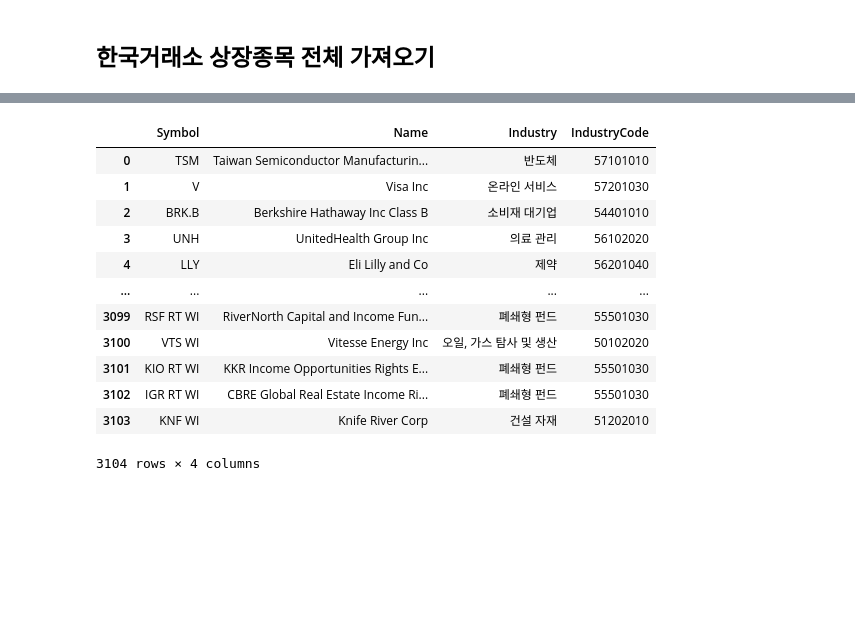
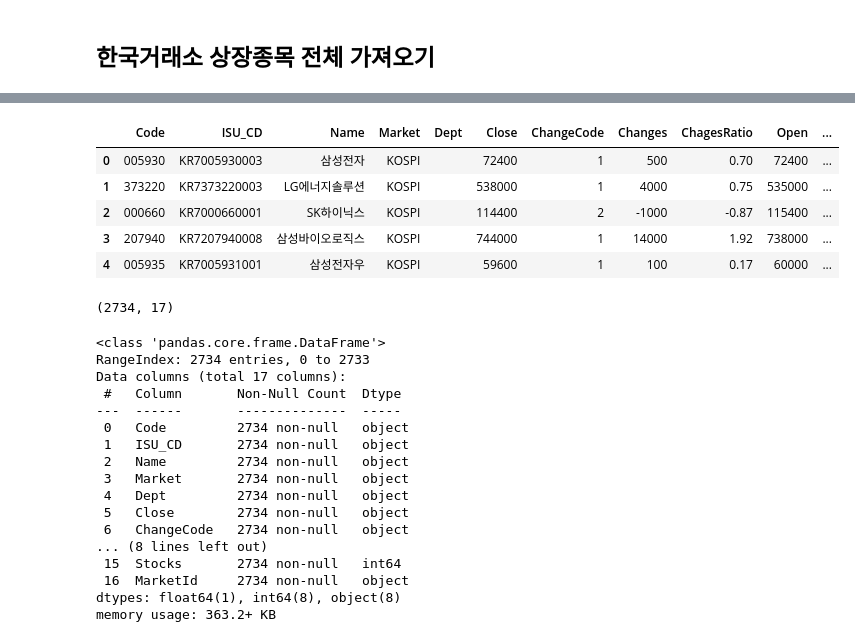
Before and after one commit to jamjamzo/finance-data-analysis, a Jupyter notebook: 2.1 FinanceDataReader를 통한 상장종목 전체 불러오기-input.ipynb, the cells around one changed output, grey strips where cells are left out. Cells and saved outputs as stored; diff of their text form; code cells hidden in the pictures; blank space fills up the shorter version.

```diff
--- a/2.1 FinanceDataReader를 통한 상장종목 전체 불러오기-input.ipynb
+++ b/2.1 FinanceDataReader를 통한 상장종목 전체 불러오기-input.ipynb
@@ -57,24 +58,45 @@ fdr.StockListing("KRX")
 # NASDAQ : 나스닥 종목
 # NYSE : 뉴욕증권거래소 종목
 # SP500 : S&P500 종목
-fdr.StockListing("NYSE")
+df_krx = fdr.StockListing("KRX")
-# %% [output]
-|  | Symbol | Name | Industry | IndustryCode |
-| 0 | TSM | Taiwan Semiconductor Manufacturin... | 반도체 | 57101010 |
-| 1 | V | Visa Inc | 온라인 서비스 | 57201030 |
-| 2 | BRK.B | Berkshire Hathaway Inc Class B | 소비재 대기업 | 54401010 |
-| 3 | UNH | UnitedHealth Group Inc | 의료 관리 | 56102020 |
-| 4 | LLY | Eli Lilly and Co | 제약 | 56201040 |
-| ... | ... | ... | ... | ... |
-| 3099 | RSF RT WI | RiverNorth Capital and Income Fun... | 폐쇄형 펀드 | 55501030 |
-| 3100 | VTS WI | Vitesse Energy Inc | 오일, 가스 탐사 및 생산 | 50102020 |
-| 3101 | KIO RT WI | KKR Income Opportunities Rights E... | 폐쇄형 펀드 | 55501030 |
-| 3102 | IGR RT WI | CBRE Global Real Estate Income Ri... | 폐쇄형 펀드 | 55501030 |
-| 3103 | KNF WI | Knife River Corp | 건설 자재 | 51202010 |
-3104 rows × 4 columns
 # %%
 # 한국거래소 상장종목 전체 가져오기
+df_krx.head()
+# %% [output]
+|  | Code | ISU_CD | Name | Market | Dept | Close | ChangeCode | Changes | ChagesRatio | Open | ... |
+| 0 | 005930 | KR7005930003 | 삼성전자 | KOSPI |  | 72400 | 1 | 500 | 0.70 | 72400 | ... |
+| 1 | 373220 | KR7373220003 | LG에너지솔루션 | KOSPI |  | 538000 | 1 | 4000 | 0.75 | 535000 | ... |
+| 2 | 000660 | KR7000660001 | SK하이닉스 | KOSPI |  | 114400 | 2 | -1000 | -0.87 | 115400 | ... |
+| 3 | 207940 | KR7207940008 | 삼성바이오로직스 | KOSPI |  | 744000 | 1 | 14000 | 1.92 | 738000 | ... |
+| 4 | 005935 | KR7005931001 | 삼성전자우 | KOSPI |  | 59600 | 1 | 100 | 0.17 | 60000 | ... |
 # %%
 # 행과 열의 크기를 봅니다.(행, 열) 순
+df_krx.shape
+
+# 수집하는 시기에 따라, 폐지/신규/...등 변화가 있을 수 있다.
+# 제공하는 데이터가 때마다 달라질 수 있다.
+# %% [output]
+(2734, 17)
 # %%
 # 전체 데이터프레임의 요약정보를 봅니다.
+df_krx.info()
+
+# symbol == code
+# %% [output]
+<class 'pandas.core.frame.DataFrame'>
+RangeIndex: 2734 entries, 0 to 2733
+Data columns (total 17 columns):
+ #   Column       Non-Null Count  Dtype
+---  ------       --------------  -----
+ 0   Code         2734 non-null   object
+ 1   ISU_CD       2734 non-null   object
+ 2   Name         2734 non-null   object
+ 3   Market       2734 non-null   object
+ 4   Dept         2734 non-null   object
+ 5   Close        2734 non-null   object
+ 6   ChangeCode   2734 non-null   object
+... (8 lines left out)
+ 15  Stocks       2734 non-null   int64
+ 16  MarketId     2734 non-null   object
+dtypes: float64(1), int64(8), object(8)
+memory usage: 363.2+ KB
```
Also changed, not shown: parts of 11 cells of this notebook, 2 other files.
